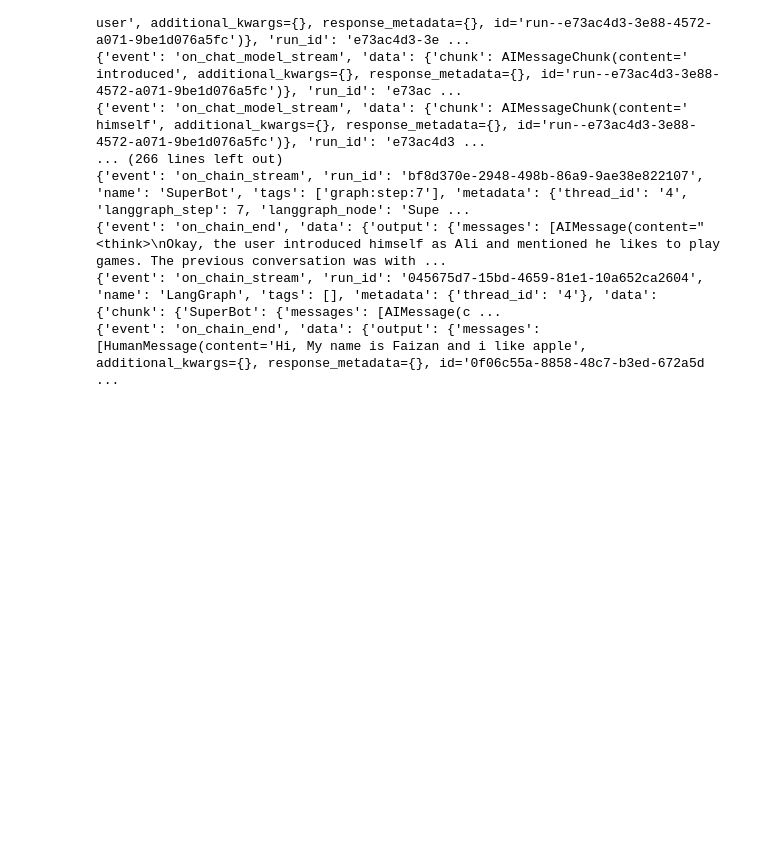
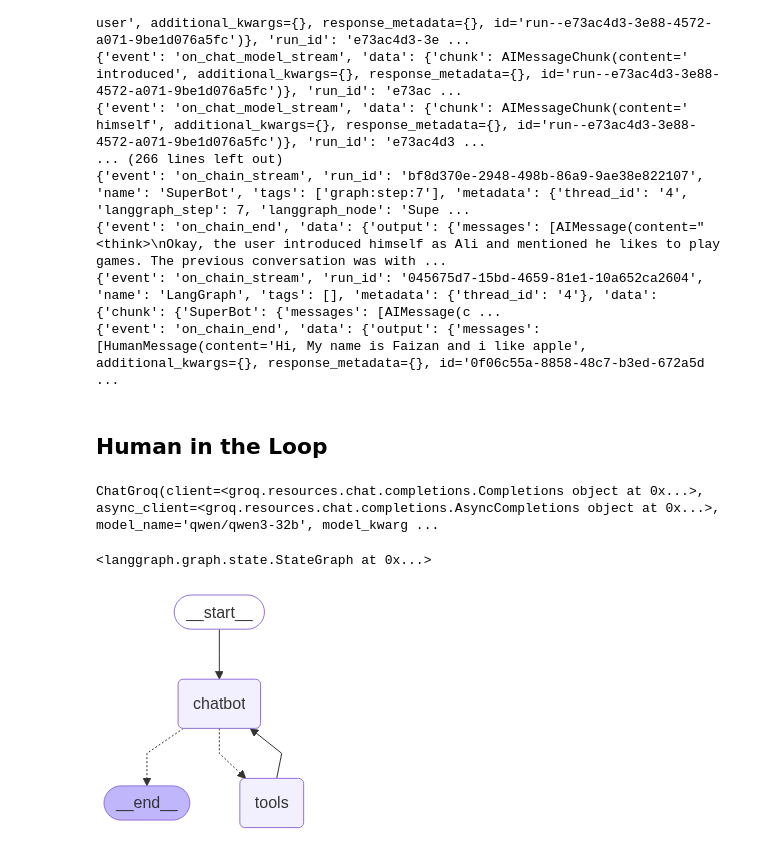
Before and after one commit to AhmedRazaSidd/ai-learning-python, a Jupyter notebook: agenticai-4/BasicChatbot/basicchatbot.ipynb, the cells around one changed output. Saved outputs shown, nothing was run; the diff lists cells and outputs as text; code cells hidden in the pictures; blank space fills up the shorter version.

```diff
--- a/agenticai-4/BasicChatbot/basicchatbot.ipynb
+++ b/agenticai-4/BasicChatbot/basicchatbot.ipynb
@@ -425,3 +408,73 @@ async for chunk in graph_builder.astream_events({"messages":"Hi, My name is Ali
 {'event': 'on_chain_end', 'data': {'output': {'messages': [AIMessage(content="<think>\nOkay, the user introduced himself as Ali and mentioned he likes to play games. The previous conversation was with ...
 {'event': 'on_chain_stream', 'run_id': '045675d7-15bd-4659-81e1-10a652ca2604', 'name': 'LangGraph', 'tags': [], 'metadata': {'thread_id': '4'}, 'data': {'chunk': {'SuperBot': {'messages': [AIMessage(c ...
 {'event': 'on_chain_end', 'data': {'output': {'messages': [HumanMessage(content='Hi, My name is Faizan and i like apple', additional_kwargs={}, response_metadata={}, id='0f06c55a-8858-48c7-b3ed-672a5d ...
+# %% [markdown]
+## Human in the Loop
+# %%
+from langchain.chat_models import init_chat_model
+llm=init_chat_model("groq:qwen/qwen3-32b")
+llm
+# %% [output]
+ChatGroq(client=<groq.resources.chat.completions.Completions object at 0x...>, async_client=<groq.resources.chat.completions.AsyncCompletions object at 0x...>, model_name='qwen/qwen3-32b', model_kwarg ...
+# %%
+from typing import Annotated
+
+from langchain_tavily import TavilySearch
+from langchain_core.tools import tool
+from typing_extensions import TypedDict
+
+from langgraph.checkpoint.memory import MemorySaver
+from langgraph.graph import StateGraph, START,END
+from langgraph.graph.message import add_messages
+from langgraph.prebuilt import ToolNode, tools_condition
+
+from langgraph.types import Command, interrupt
+
+class State(TypedDict):
+    messages:Annotated[list,add_messages]
+
+graph_builder = StateGraph(State)
+
+@tool
+def human_assistance(query:str)-> str:
+    """Request assistance from a human"""
+    human_response = interrupt({"query":query})
+    return human_response["data"]
+
+tool= TavilySearch(max_result=2)
+tools=[tool,human_assistance]
+llm_with_tools = llm.bind_tools(tools)
+
+def chatbot(state:State):
+    message =llm_with_tool.invoke(state["messages"])
+    # Because we will be interrupting during tool execution
+    # We disable parallel tool calling to avoid repeating any
+    # tool invocation when we resume.
+
+    return {"messages":[message]}
+
+graph_builder.add_node("chatbot",chatbot)
+
+tool_node = ToolNode(tools=tools)
+graph_builder.add_node("tools",tool_node)
+
+graph_builder.add_conditional_edges(
+    "chatbot",tools_condition,
+)
+graph_builder.add_edge("tools","chatbot")
+graph_builder.add_edge(START,"chatbot")
+# %% [output]
+<langgraph.graph.state.StateGraph at 0x...>
+# %%
+memory=MemorySaver()
+graph=graph_builder.compile(checkpointer=memory)
+# %%
+from IPython.display import Image,display
+
+try:
+    display(Image(graph.get_graph().draw_mermaid_png()))
+except Exception:
+    # This requires some extra dependencies and is optional
+    pass
+# %% [output]
+[figure, added]
```
Also changed, not shown: parts of 8 cells of this notebook.
